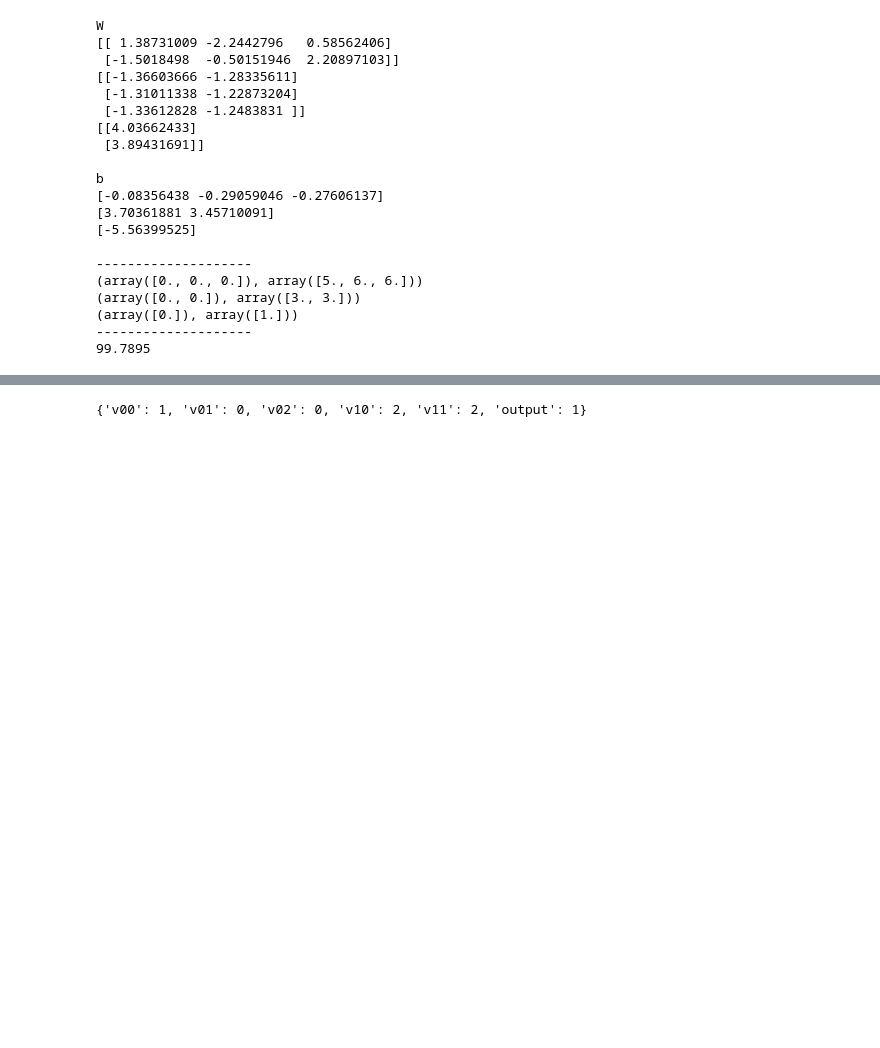
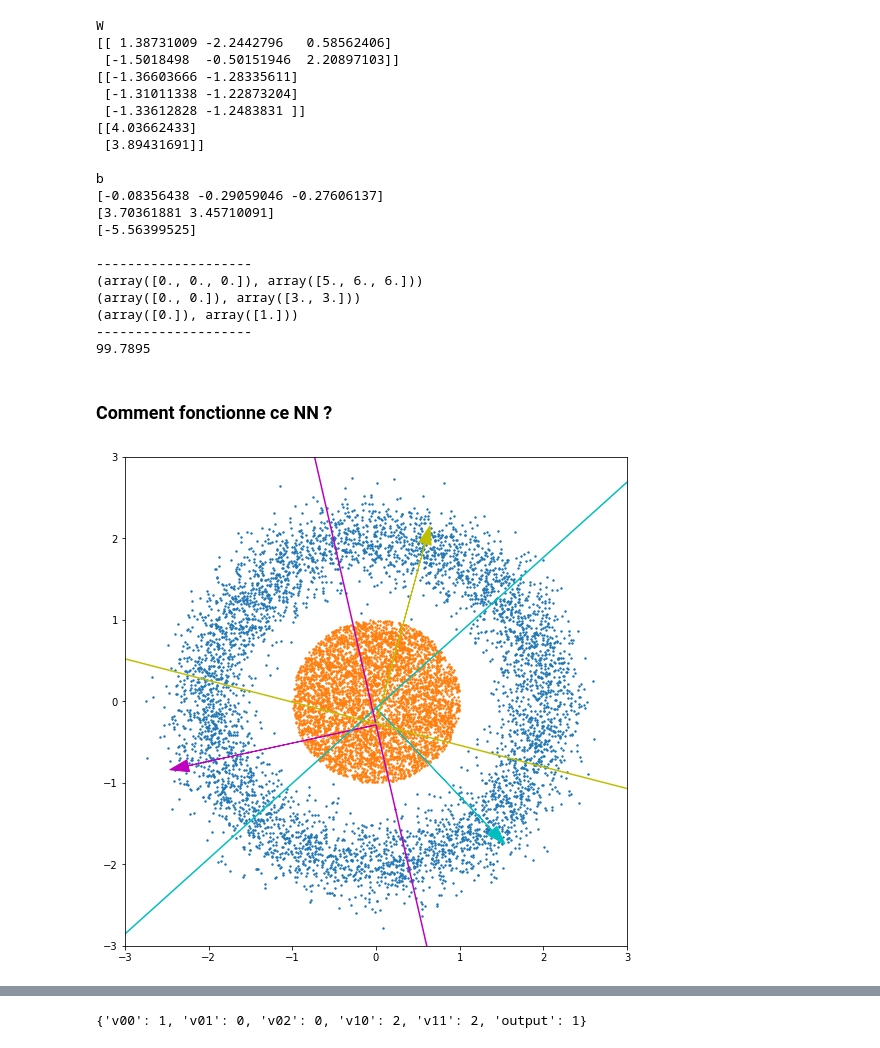
Before and after one commit to 20sxn/XAIcontrastivecauses, a Jupyter notebook: example_NN.ipynb, the cells around one changed output, grey strips where cells are left out. Saved outputs shown, nothing was run; the diff lists cells and outputs as text; code cells hidden in the pictures; blank space fills up the shorter version.

Commit message:
Commentaires exemple Neural Network

```diff
--- a/example_NN.ipynb
+++ b/example_NN.ipynb
@@ -186,3 +209,30 @@ b
 (array([0.]), array([1.]))
 --------------------
 99.7895
+# %% [markdown]
+### Comment fonctionne ce NN ?
+# %%
+#Visualisation des premières couches.
+plt_1 = plt.figure(figsize=(9, 9))
+plt.scatter(X_train[np.where(Y_train ==0)][:,0],X_train[np.where(Y_train ==0)][:,1],s=2)
+plt.scatter(X_train[np.where(Y_train ==1)][:,0],X_train[np.where(Y_train ==1)][:,1],s=2)
+#ligne 1
+x1 = [-3,3]
+y1 = [(-w0[0][0]*x)/w0[1][0]+b0[0] for x in x1]
+plt.arrow(0, b0[0], w0[0][0], w0[1][0],head_width=0.15, color = 'c')
+#ligne 2
+x2 = [-3,3]
+y2 = [(-w0[0][1]*x)/w0[1][1]+b0[1] for x in x2]
+plt.arrow(0, b0[1], w0[0][1], w0[1][1],head_width=0.15, color = 'm')
+#ligne 3
+x3 = [-3,3]
+y3 = [(-w0[0][2]*x)/w0[1][2]+b0[2] for x in x2]
+plt.plot(x1,y1,'c',x2,y2,'m',x3,y3,'y')
+plt.arrow(0, b0[2], w0[0][2], w0[1][2],head_width=0.15, color = 'y')
+
+plt.xlim([-3, 3])
+plt.ylim([-3, 3])
+plt.show()
+plt.close()
+# %% [output]
+[figure, added]
```
Also changed, not shown: parts of 36 cells of this notebook.
